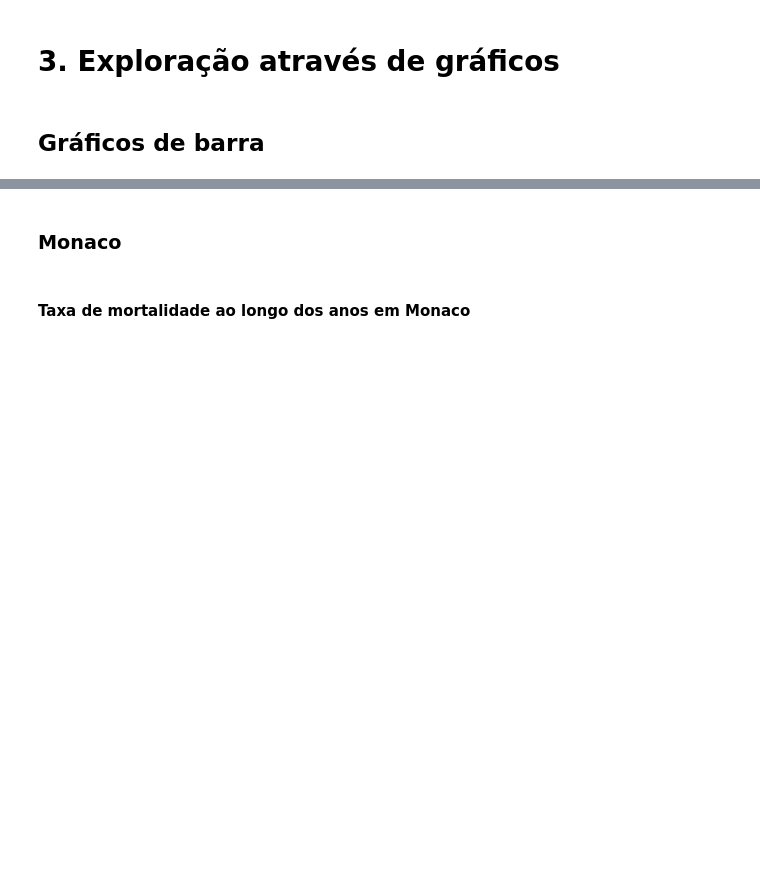
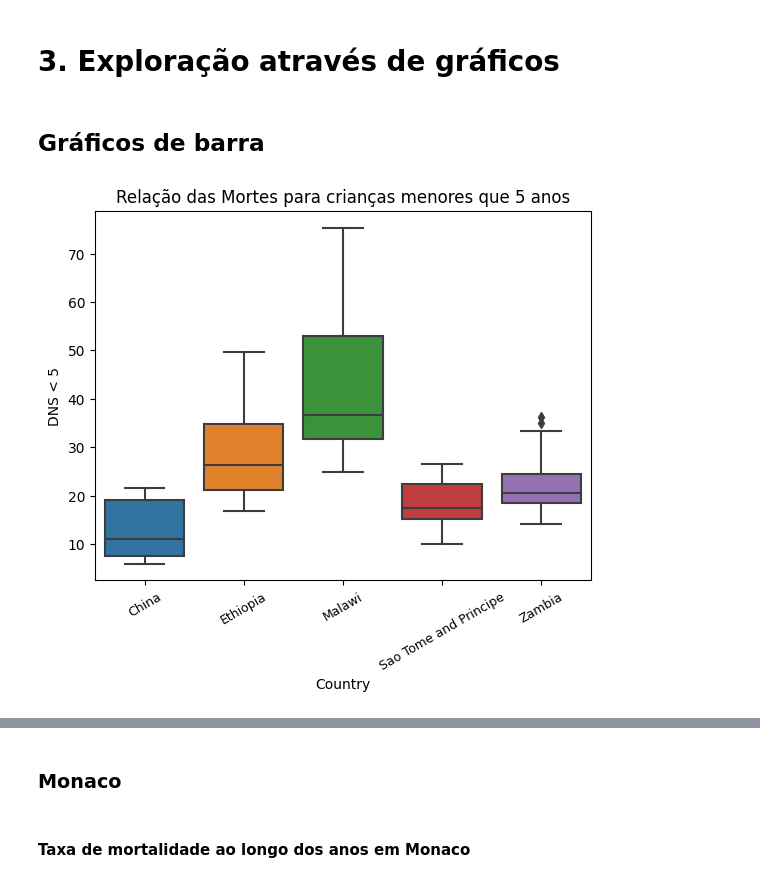
Before and after one commit to kamilyassis/Projeto-ICD, a Jupyter notebook: Teste-RelFinal-Projeto-ICD.ipynb, the cells around one changed output, grey strips where cells are left out. Cells and saved outputs as stored; diff of their text form; code cells hidden in the pictures; blank space fills up the shorter version.

```diff
--- a/Teste-RelFinal-Projeto-ICD.ipynb
+++ b/Teste-RelFinal-Projeto-ICD.ipynb
@@ -184,7 +249,7 @@ colunas = df.columns[3:]
 medians = {}
 
 for coluna in colunas:
-    medians[coluna] = df.groupby('Entity')[coluna].median().sort_values()
+    medians[coluna] = df.groupby('Country')[coluna].median().sort_values()
 
     # Exibir as medianas calculadas para cada coluna
 for coluna, medianas in medians.items():
@@ -214,7 +261,7 @@ Name: | 15 < DNS < 49 |, Length: 228, dtype: float64
 
 std = {}
 for coluna in colunas:
-    std[coluna] = df.groupby('Entity')[coluna].std().sort_values(ascending=False)
+    std[coluna] = df.groupby('Country')[coluna].std().sort_values(ascending=False)
 
     # Exibir as medianas calculadas para cada coluna
 for coluna, stds in std.items():
@@ -272,0 +318,10 @@ df_latam = df.loc[(df['Entity'] == 'Latin America & Caribbean')]
+# %%
+top5_menor5 = std['DNS < 5'].head(5)
+# %%
+df_top5_menor5 = df.loc[(df['Country'].isin(top5_menor5.index))]
+sns.boxplot(data=df_top5_menor5, x='Country', y='DNS < 5').set(title="Relação das Mortes para crianças menores que 5 anos")
+plt.xticks(rotation=30, fontsize=9)
+
+plt.show()
+# %% [output]
+[figure, added]
```
Also changed, not shown: parts of 25 cells of this notebook.
